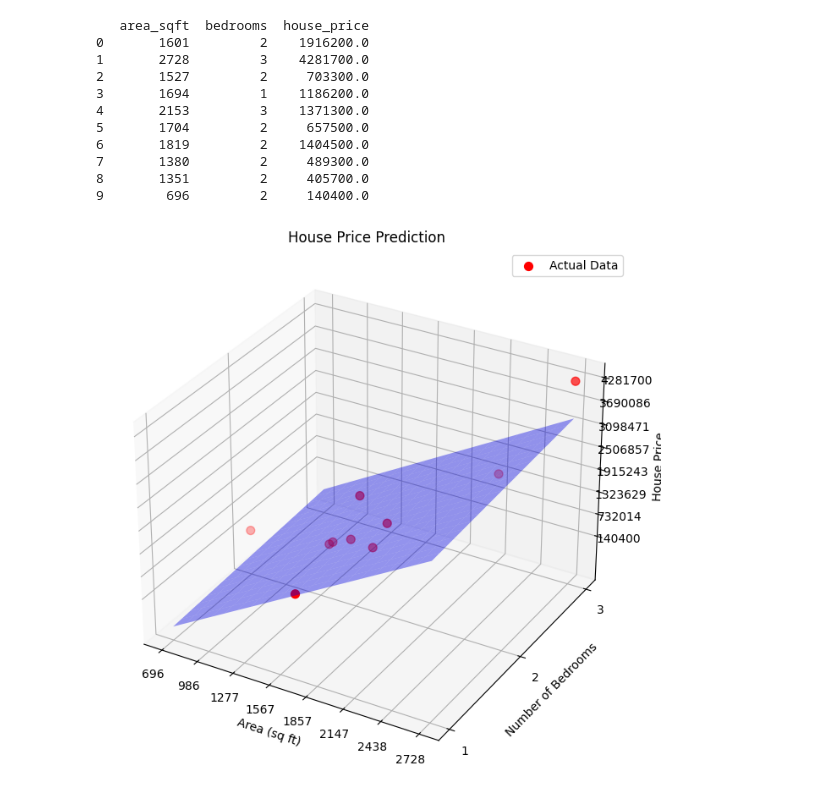
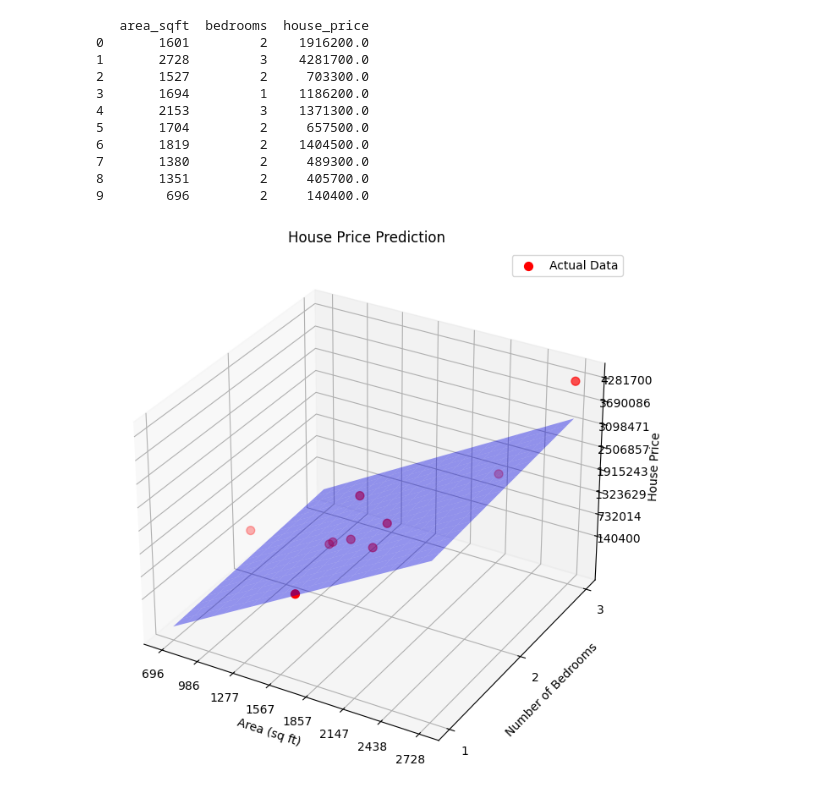
Before and after one commit to gopalstud86/GenAI-Assignments, a Jupyter notebook: Bronze Badge Assignments/Problem_4_House_price_prediction.ipynb, the cells around one changed output. Saved outputs shown, nothing was run; the diff lists cells and outputs as text; code cells hidden in the pictures.

```diff
--- a/Bronze Badge Assignments/Problem_4_House_price_prediction.ipynb
+++ b/Bronze Badge Assignments/Problem_4_House_price_prediction.ipynb
@@ -46,32 +46,32 @@ ax.scatter(df["area_sqft"], df["bedrooms"], df["house_price"],
 # Regression surface
 ax.plot_surface(area_grid, bedroom_grid, price_pred,
                 color="blue", alpha=0.4)
 
 ax.ticklabel_format(style='plain', axis='z')
 
 # Labels
 ax.set_xlabel("Area (sq ft)")
 ax.set_ylabel("Number of Bedrooms")
-ax.set_zlabel("House Price", labelpad=10)
+ax.set_zlabel("House Price", labelpad=8)
 ax.set_title("House Price Prediction")
 
 ax.set_xticks(np.linspace(df["area_sqft"].min(), df["area_sqft"].max(), 8))
 ax.set_yticks(np.linspace(df["bedrooms"].min(), df["bedrooms"].max(), 3))
 ax.set_zticks(np.linspace(df["house_price"].min(), df["house_price"].max(), 8))
 
 print(df.to_string())
 plt.legend()
 plt.show()
 # %% [output]
    area_sqft  bedrooms  house_price
 0       1601         2    1916200.0
 1       2728         3    4281700.0
 2       1527         2     703300.0
 3       1694         1    1186200.0
 4       2153         3    1371300.0
 5       1704         2     657500.0
 6       1819         2    1404500.0
 7       1380         2     489300.0
 8       1351         2     405700.0
 9        696         2     140400.0
-[figure, old version]
+[figure, new version]
```
